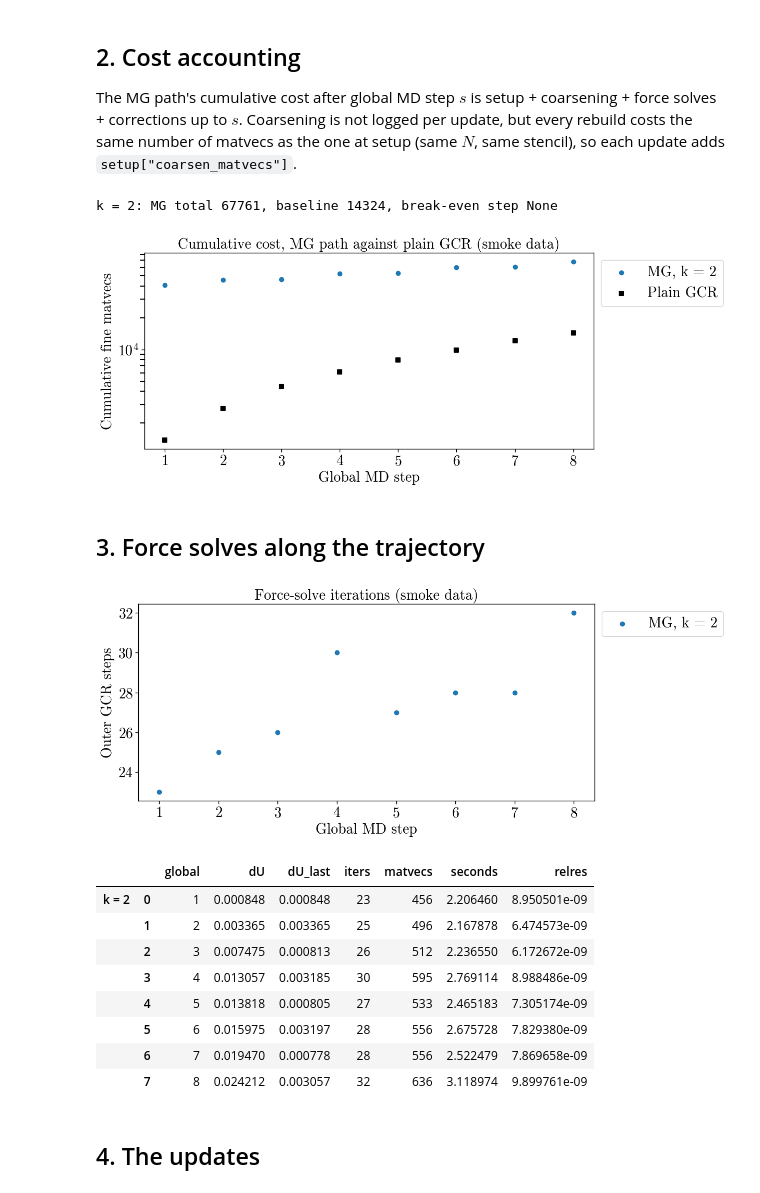
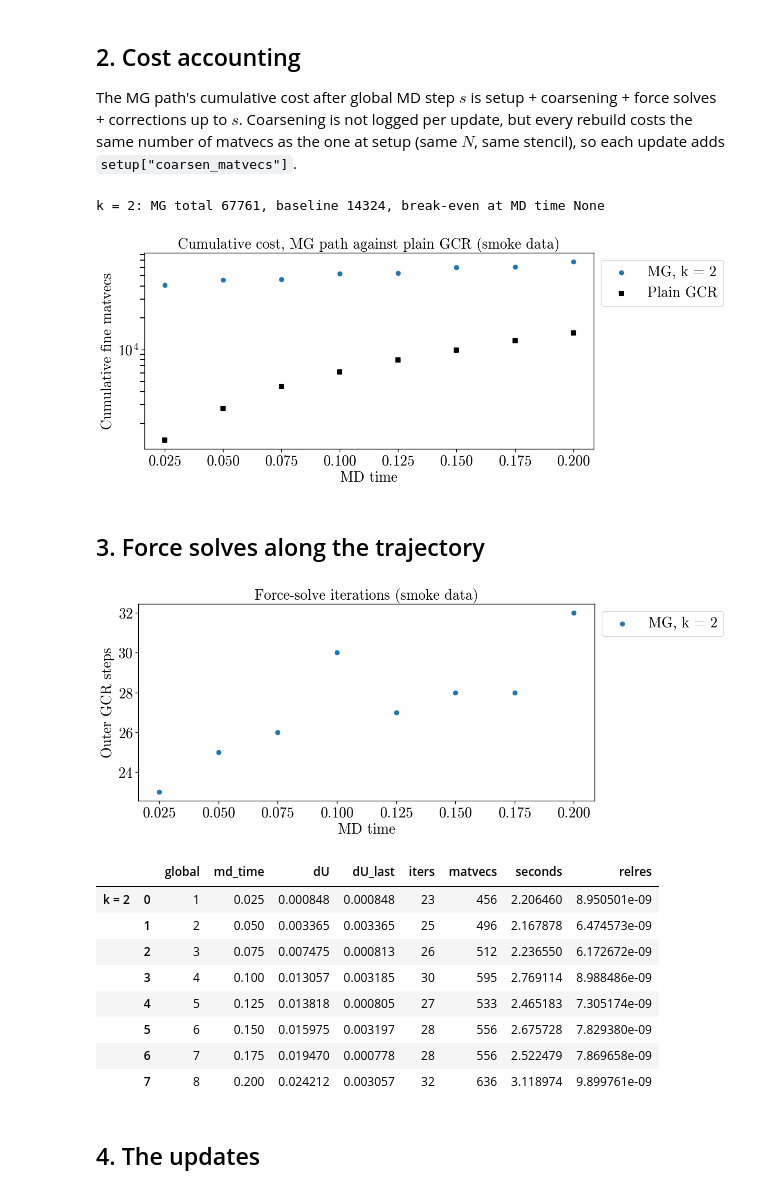
Before and after one commit to poare/lqcd, a Jupyter notebook: multigrid/python_scripts/MG-HMC.ipynb, the cells around one changed output. Cells and saved outputs as stored; diff of their text form; code cells hidden in the pictures.

```diff
--- a/multigrid/python_scripts/MG-HMC.ipynb
+++ b/multigrid/python_scripts/MG-HMC.ipynb
@@ -92,7 +94,7 @@ def _pairs(tokens):
     return {tokens[i]: float(tokens[i + 1]) for i in range(0, len(tokens) - 1, 2)}
 
 def read_log(path):
-    steps, updates, fresh, trajs, setup, cum = [], [], [], [], {}, {}
+    steps, updates, fresh, trajs, setup, cum, params = [], [], [], [], {}, {}, {}
     for line in open(path, errors="replace"):
         if "MGHMC-" not in line:
             continue
@@ -117,13 +119,20 @@ def read_log(path):
             setup = _pairs(tok)
         elif tag == "CUM":
             cum = _pairs(tok)
+        elif tag == "PARAMS":
+            params = {tok[i]: tok[i + 1] for i in range(0, len(tok) - 1, 2)}
     steps = pd.DataFrame(steps)
     if len(steps):
         steps[["traj", "step", "iters", "matvecs"]] = steps[["traj", "step", "iters", "matvecs"]].astype(int)
-        mdsteps = steps["step"].max()
+        mdsteps = int(params["MDsteps"])
+        dtau = float(params["trajL"]) / mdsteps
         steps["global"] = (steps["traj"] - 1) * mdsteps + steps["step"]
-    return dict(steps=steps, updates=pd.DataFrame(updates), fresh=pd.DataFrame(fresh),
-                trajs=pd.DataFrame(trajs), setup=setup, cum=cum)
+        steps["md_time"] = steps["global"] * dtau
+    updates = pd.DataFrame(updates)
+    if len(updates):
+        updates["md_time"] = ((updates["traj"] - 1) * mdsteps + updates["step"]) * dtau
+    return dict(steps=steps, updates=updates, fresh=pd.DataFrame(fresh),
+                trajs=pd.DataFrame(trajs), setup=setup, cum=cum, params=params)
 
 runs = {label: read_log(p) for label, p in MG_RUNS.items()}
 gcr = read_log(GCR_RUN)
@@ -143,39 +152,41 @@ def cost_curve(run):
     per_rebuild = setup["coarsen_matvecs"]
     per_step = s.set_index("global")["matvecs"].astype(float)
     if len(u):
         mdsteps = s["step"].max()
         u_global = (u["traj"] - 1) * mdsteps + u["step"]
         for g, mv in zip(u_global, u["matvecs"]):
             per_step.loc[g] += mv + per_rebuild
     return setup["setup_matvecs"] + per_rebuild + per_step.cumsum()
 
 def gcr_curve(gcr, n):
     s = gcr["steps"]
     every = int(s["global"].diff().dropna().mode().iloc[0]) if len(s) > 1 else 1
     per_step = np.repeat(s["matvecs"].to_numpy() / every, every)[:n]
     return pd.Series(np.cumsum(per_step), index=np.arange(1, len(per_step) + 1))
 
 def break_even(mg, base):
     common = mg.index.intersection(base.index)
     below = common[mg.loc[common].to_numpy() <= base.loc[common].to_numpy()]
     return int(below[0]) if len(below) else None
 
 fig, ax = pt.add_subplots()
 ax = ax[0]
-labels = [r"Global MD step", r"Cumulative fine matvecs"]
+labels = [r"MD time", r"Cumulative fine matvecs"]
 for i, (label, r) in enumerate(runs.items()):
+    dtau = float(r["params"]["trajL"]) / int(r["params"]["MDsteps"])
     mg = cost_curve(r)
-    pt.scatter_1d(mg.index, mg.to_numpy(), ax=ax, col=pt.pal[i], mkr='o', fn_label=f"MG, {label}", ax_label=labels, logy=True)
+    pt.scatter_1d(mg.index * dtau, mg.to_numpy(), ax=ax, col=pt.pal[i], mkr='o', fn_label=f"MG, {label}", ax_label=labels, logy=True)
     base = gcr_curve(gcr, len(mg))
     be = break_even(mg, base)
-    print(f"{label}: MG total {mg.iloc[-1]:.0f}, baseline {base.iloc[-1]:.0f}, break-even step {be}")
-pt.scatter_1d(base.index, base.to_numpy(), ax=ax, col='k', mkr='s', fn_label="Plain GCR", ax_label=labels, logy=True)
+    print(f"{label}: MG total {mg.iloc[-1]:.0f}, baseline {base.iloc[-1]:.0f}, "
+          f"break-even at MD time {None if be is None else be * dtau}")
+pt.scatter_1d(base.index * dtau, base.to_numpy(), ax=ax, col='k', mkr='s', fn_label="Plain GCR", ax_label=labels, logy=True)
 pt.add_title(ax, "Cumulative cost, MG path against plain GCR (smoke data)")
 ax.legend(**LEGEND)
 plt.show()
 # %% [output]
-k = 2: MG total 67761, baseline 14324, break-even step None
+k = 2: MG total 67761, baseline 14324, break-even at MD time None
-[figure, old version]
+[figure, new version]
 # %% [markdown]
 ## 3. Force solves along the trajectory
 # %%
@@ -183,23 +194,23 @@ fig, ax = pt.add_subplots()
 ax = ax[0]
 for i, (label, r) in enumerate(runs.items()):
     s = r["steps"]
-    pt.scatter_1d(s["global"], s["iters"], ax=ax, col=pt.pal[i], mkr='o', fn_label=f"MG, {label}",
-                  ax_label=[r"Global MD step", r"Outer GCR steps"])
+    pt.scatter_1d(s["md_time"], s["iters"], ax=ax, col=pt.pal[i], mkr='o', fn_label=f"MG, {label}",
+                  ax_label=[r"MD time", r"Outer GCR steps"])
 pt.add_title(ax, "Force-solve iterations (smoke data)")
 ax.legend(**LEGEND)
 plt.show()
-pd.concat({label: r["steps"][["global", "dU", "dU_last", "iters", "matvecs", "seconds", "relres"]] for label, r in runs.items()})
+pd.concat({label: r["steps"][["global", "md_time", "dU", "dU_last", "iters", "matvecs", "seconds", "relres"]] for label, r in runs.items()})
 # %% [output]
-[figure, old version]
+[figure, new version]
-|  |  | global | dU | dU_last | iters | matvecs | seconds | relres |
-| k = 2 | 0 | 1 | 0.000848 | 0.000848 | 23 | 456 | 2.206460 | 8.950501e-09 |
-|  | 1 | 2 | 0.003365 | 0.003365 | 25 | 496 | 2.167878 | 6.474573e-09 |
-|  | 2 | 3 | 0.007475 | 0.000813 | 26 | 512 | 2.236550 | 6.172672e-09 |
-|  | 3 | 4 | 0.013057 | 0.003185 | 30 | 595 | 2.769114 | 8.988486e-09 |
-|  | 4 | 5 | 0.013818 | 0.000805 | 27 | 533 | 2.465183 | 7.305174e-09 |
-|  | 5 | 6 | 0.015975 | 0.003197 | 28 | 556 | 2.675728 | 7.829380e-09 |
-|  | 6 | 7 | 0.019470 | 0.000778 | 28 | 556 | 2.522479 | 7.869658e-09 |
-|  | 7 | 8 | 0.024212 | 0.003057 | 32 | 636 | 3.118974 | 9.899761e-09 |
+|  |  | global | md_time | dU | dU_last | iters | matvecs | seconds | relres |
+| k = 2 | 0 | 1 | 0.025 | 0.000848 | 0.000848 | 23 | 456 | 2.206460 | 8.950501e-09 |
+|  | 1 | 2 | 0.050 | 0.003365 | 0.003365 | 25 | 496 | 2.167878 | 6.474573e-09 |
+|  | 2 | 3 | 0.075 | 0.007475 | 0.000813 | 26 | 512 | 2.236550 | 6.172672e-09 |
+|  | 3 | 4 | 0.100 | 0.013057 | 0.003185 | 30 | 595 | 2.769114 | 8.988486e-09 |
+|  | 4 | 5 | 0.125 | 0.013818 | 0.000805 | 27 | 533 | 2.465183 | 7.305174e-09 |
+|  | 5 | 6 | 0.150 | 0.015975 | 0.003197 | 28 | 556 | 2.675728 | 7.829380e-09 |
+|  | 6 | 7 | 0.175 | 0.019470 | 0.000778 | 28 | 556 | 2.522479 | 7.869658e-09 |
+|  | 7 | 8 | 0.200 | 0.024212 | 0.003057 | 32 | 636 | 3.118974 | 9.899761e-09 |
 # %% [markdown]
 ## 4. The updates
 # %%
```
Also changed, not shown: parts of 2 cells of this notebook, 1 other file.
